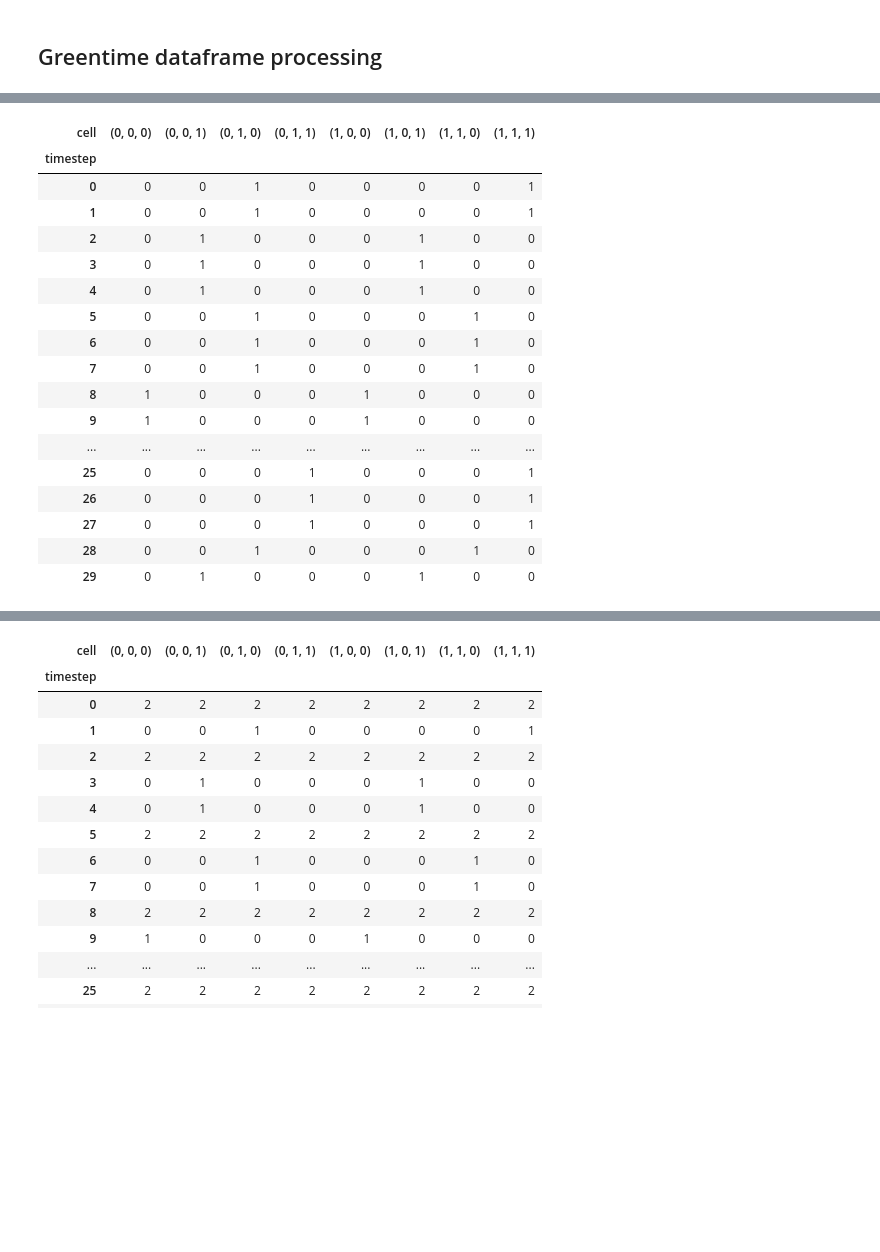
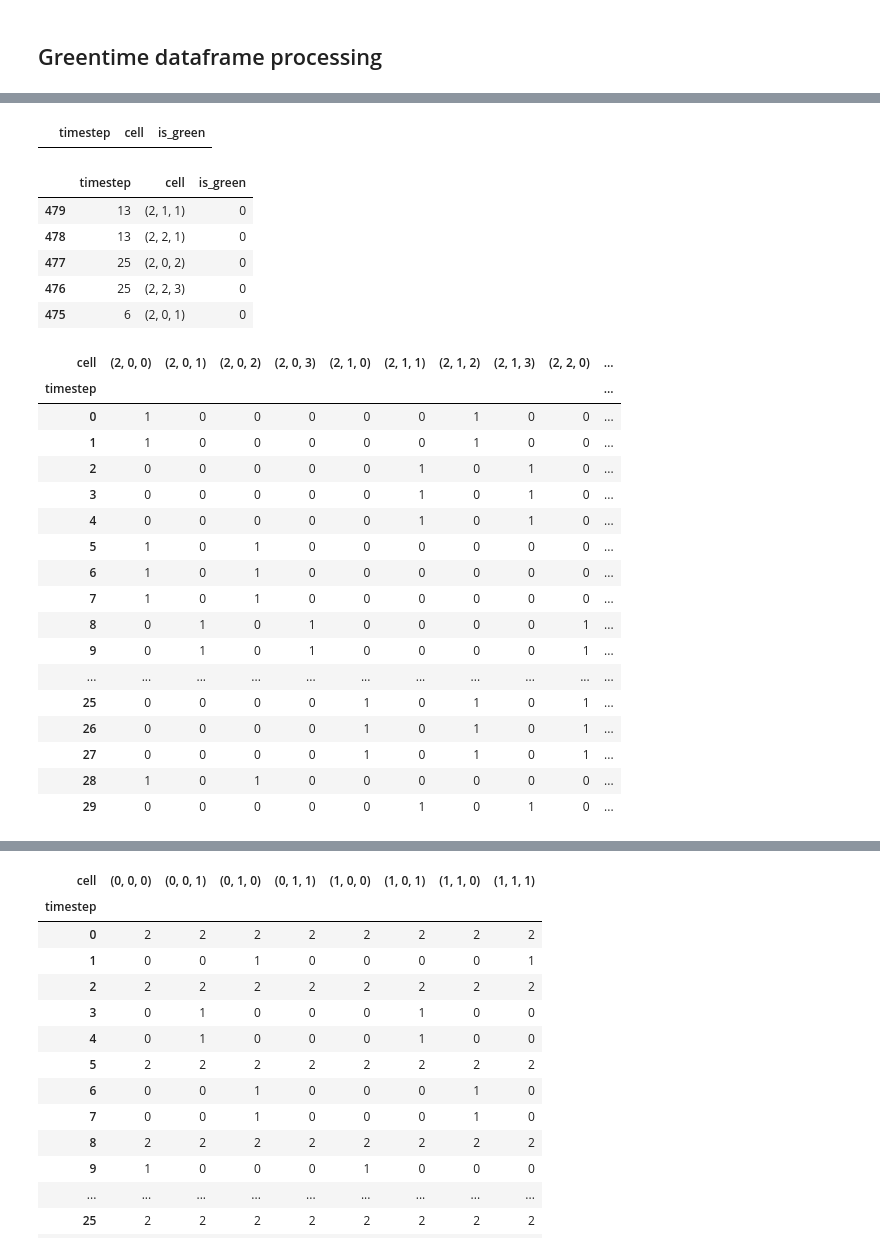
Before and after one commit to DEGABGED/linear_solver, a Jupyter notebook: Sandbox.ipynb, the cells around one changed output, grey strips where cells are left out. Saved outputs shown, nothing was run; the diff lists cells and outputs as text; code cells hidden in the pictures; blank space fills up the shorter version.

```diff
--- a/Sandbox.ipynb
+++ b/Sandbox.ipynb
@@ -8,3 +11,16 @@ import time
+# %%
+_tmp = 2
+
+phase_map = {
+    (0,0,0): [(_tmp, LEFT_TURN, WESTBOUND), (_tmp, RIGHT_TURN, NORTHBOUND)], # WBL, NBR
+    (0,0,1): [(_tmp, THROUGH_TURN, EASTBOUND), (_tmp, RIGHT_TURN, EASTBOUND)],
+    (0,1,0): [(_tmp, LEFT_TURN, SOUTHBOUND), (_tmp, RIGHT_TURN, WESTBOUND)],
+    (0,1,1): [(_tmp, THROUGH_TURN, SOUTHBOUND), (_tmp, RIGHT_TURN, SOUTHBOUND)],
+    (1,0,0): [(_tmp, LEFT_TURN, EASTBOUND), (_tmp, RIGHT_TURN, SOUTHBOUND)],
+    (1,0,1): [(_tmp, THROUGH_TURN, WESTBOUND), (_tmp, RIGHT_TURN, WESTBOUND)],
+    (1,1,0): [(_tmp, LEFT_TURN, NORTHBOUND), (_tmp, RIGHT_TURN, EASTBOUND)],
+    (1,1,1): [(_tmp, THROUGH_TURN, NORTHBOUND), (_tmp, RIGHT_TURN, NORTHBOUND)],
+}
 # %% [markdown]
 ## Greentime dataframe processing
 # %%
@@ -21,23 +28,5 @@ dfg.head()
-# %%
-dfg_matrix = dfg.sort_values(by='timestep').pivot(index='timestep', columns='cell', values='is_green').astype('int16')
-
-dfg_matrix
-# %% [output]
-| cell | (0, 0, 0) | (0, 0, 1) | (0, 1, 0) | (0, 1, 1) | (1, 0, 0) | (1, 0, 1) | (1, 1, 0) | (1, 1, 1) |
-| timestep |  |  |  |  |  |  |  |  |
-| 0 | 0 | 0 | 1 | 0 | 0 | 0 | 0 | 1 |
-| 1 | 0 | 0 | 1 | 0 | 0 | 0 | 0 | 1 |
-| 2 | 0 | 1 | 0 | 0 | 0 | 1 | 0 | 0 |
-| 3 | 0 | 1 | 0 | 0 | 0 | 1 | 0 | 0 |
-| 4 | 0 | 1 | 0 | 0 | 0 | 1 | 0 | 0 |
-| 5 | 0 | 0 | 1 | 0 | 0 | 0 | 1 | 0 |
-| 6 | 0 | 0 | 1 | 0 | 0 | 0 | 1 | 0 |
-| 7 | 0 | 0 | 1 | 0 | 0 | 0 | 1 | 0 |
-| 8 | 1 | 0 | 0 | 0 | 1 | 0 | 0 | 0 |
-| 9 | 1 | 0 | 0 | 0 | 1 | 0 | 0 | 0 |
-| ... | ... | ... | ... | ... | ... | ... | ... | ... |
-| 25 | 0 | 0 | 0 | 1 | 0 | 0 | 0 | 1 |
-| 26 | 0 | 0 | 0 | 1 | 0 | 0 | 0 | 1 |
-| 27 | 0 | 0 | 0 | 1 | 0 | 0 | 0 | 1 |
-| 28 | 0 | 0 | 1 | 0 | 0 | 0 | 1 | 0 |
-| 29 | 0 | 1 | 0 | 0 | 0 | 1 | 0 | 0 |
+# %%
+dfg_conv = pd.DataFrame(columns=['timestep', 'cell', 'is_green'])
+dfg_conv
+# %% [output]
+|  | timestep | cell | is_green |
@@ -43,0 +40,10 @@ dfg_matrix
+# %%
+dfg_conv.is_green = pd.to_numeric(dfg_conv.is_green, 'is_green', downcast='integer')
+dfg_conv.head()
+# %% [output]
+|  | timestep | cell | is_green |
+| 479 | 13 | (2, 1, 1) | 0 |
+| 478 | 13 | (2, 2, 1) | 0 |
+| 477 | 25 | (2, 0, 2) | 0 |
+| 476 | 25 | (2, 2, 3) | 0 |
+| 475 | 6 | (2, 0, 1) | 0 |
@@ -43,0 +52,21 @@ dfg_matrix
+# %%
+dfg_matrix
+# %% [output]
+| cell | (2, 0, 0) | (2, 0, 1) | (2, 0, 2) | (2, 0, 3) | (2, 1, 0) | (2, 1, 1) | (2, 1, 2) | (2, 1, 3) | (2, 2, 0) | ... |
+| timestep |  |  |  |  |  |  |  |  |  | ... |
+| 0 | 1 | 0 | 0 | 0 | 0 | 0 | 1 | 0 | 0 | ... |
+| 1 | 1 | 0 | 0 | 0 | 0 | 0 | 1 | 0 | 0 | ... |
+| 2 | 0 | 0 | 0 | 0 | 0 | 1 | 0 | 1 | 0 | ... |
+| 3 | 0 | 0 | 0 | 0 | 0 | 1 | 0 | 1 | 0 | ... |
+| 4 | 0 | 0 | 0 | 0 | 0 | 1 | 0 | 1 | 0 | ... |
+| 5 | 1 | 0 | 1 | 0 | 0 | 0 | 0 | 0 | 0 | ... |
+| 6 | 1 | 0 | 1 | 0 | 0 | 0 | 0 | 0 | 0 | ... |
+| 7 | 1 | 0 | 1 | 0 | 0 | 0 | 0 | 0 | 0 | ... |
+| 8 | 0 | 1 | 0 | 1 | 0 | 0 | 0 | 0 | 1 | ... |
+| 9 | 0 | 1 | 0 | 1 | 0 | 0 | 0 | 0 | 1 | ... |
+| ... | ... | ... | ... | ... | ... | ... | ... | ... | ... | ... |
+| 25 | 0 | 0 | 0 | 0 | 1 | 0 | 1 | 0 | 1 | ... |
+| 26 | 0 | 0 | 0 | 0 | 1 | 0 | 1 | 0 | 1 | ... |
+| 27 | 0 | 0 | 0 | 0 | 1 | 0 | 1 | 0 | 1 | ... |
+| 28 | 1 | 0 | 1 | 0 | 0 | 0 | 0 | 0 | 0 | ... |
+| 29 | 0 | 0 | 0 | 0 | 0 | 1 | 0 | 1 | 0 | ... |
```
Also changed, not shown: parts of 5 cells of this notebook, 2 other files.
